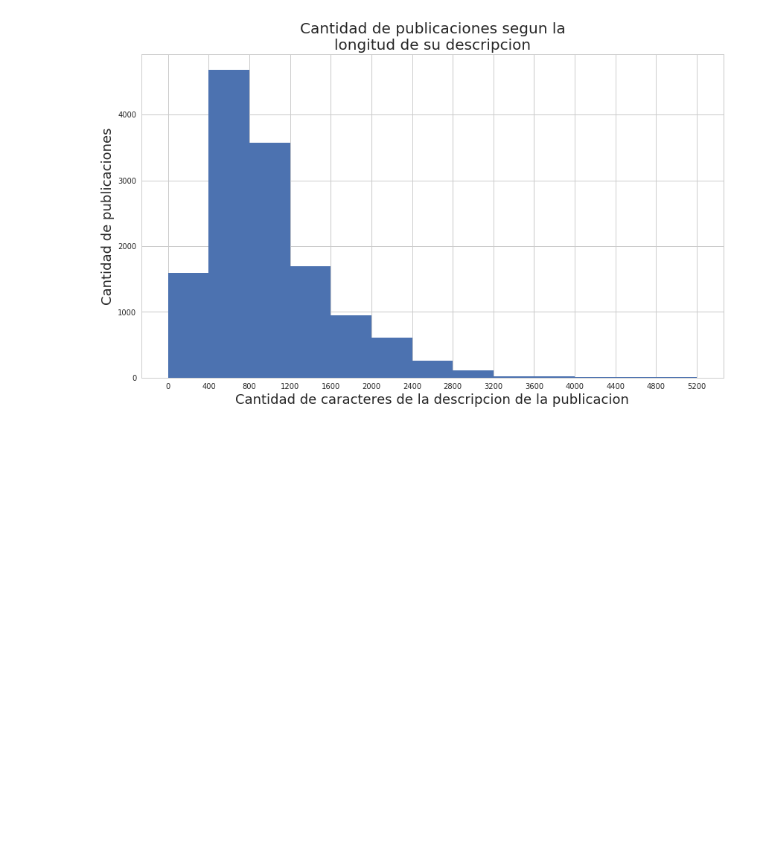
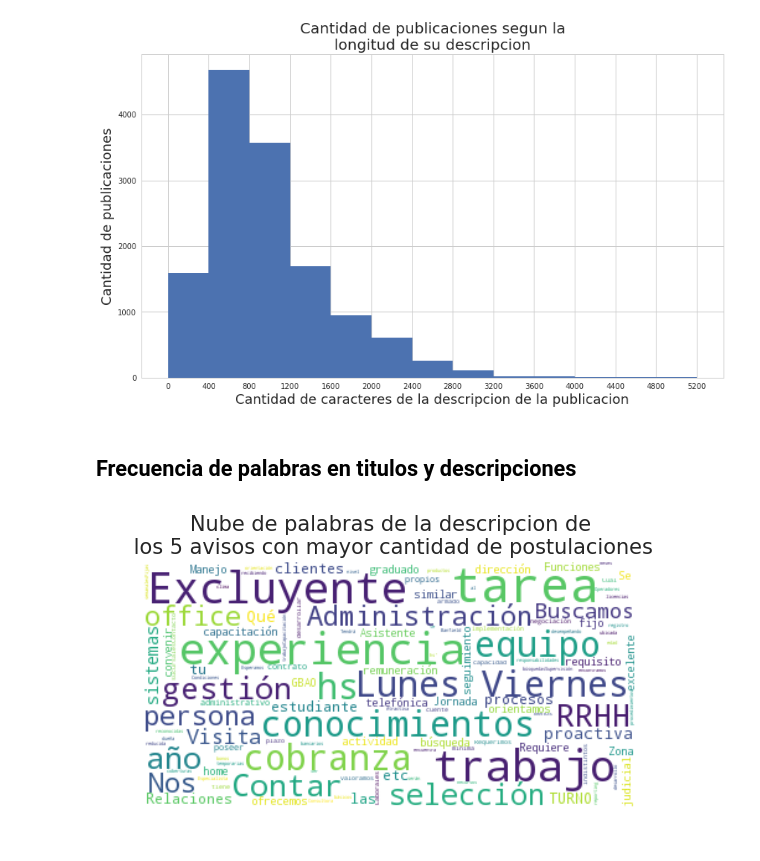
Before and after one commit to javierleyes/OrganizacionDeDatos, a Jupyter notebook: analisisLucas.ipynb, the cells around one changed output. Saved outputs shown, nothing was run; the diff lists cells and outputs as text; code cells hidden in the pictures; blank space fills up the shorter version.

Commit message:
Nube de palabras

```diff
--- a/analisisLucas.ipynb
+++ b/analisisLucas.ipynb
@@ -5,6 +5,12 @@ import numpy as np
 import matplotlib.pyplot as plt
 import seaborn as sns
 
+from wordcloud import WordCloud, STOPWORDS
+stopwords = set(STOPWORDS)
+stopwords = stopwords | {'a', 'ante', 'bajo', 'con', 'de', 'desde', 'durante',
+                         'en', 'entre', 'excepto', 'hacia', 'hasta', 'mediante',
+                         'para', 'por', 'salvo', 'según', 'sin', 'sobre', 'y', 'tras',
+                        'el', 'la', 'lo', 'su', 'un', 'una', 'que'}
 
 %matplotlib inline
 
@@ -139,3 +145,24 @@ plt.xticks(range(0, 5201, 400))
 plt.show();
 # %% [output]
 [figure]
+# %% [markdown]
+## Frecuencia de palabras en titulos y descripciones
+# %%
+arr_temp = pd.merge(df_avisos_detalle, df_postulaciones.loc[df_postulaciones['idaviso'].value_counts().head(5)],
+         on='idaviso', how='inner')['descripcion']
+arr_temp = arr_temp.replace('<[^>]*>', '', regex=True).replace({'\xa0': ''}, regex=True)
+
+wordcloud = WordCloud(
+                          background_color='white',
+                          stopwords=stopwords,
+                          max_words=200,
+                          max_font_size=40,
+                          random_state=42
+                         ).generate(str(arr_temp.values))
+
+plt.imshow(wordcloud, interpolation="bilinear")
+plt.axis('off')
+plt.title('Nube de palabras de la descripcion de\n los 5 avisos con mayor cantidad de postulaciones', fontsize=15);
+plt.show()
+# %% [output]
+[figure, added]
```
